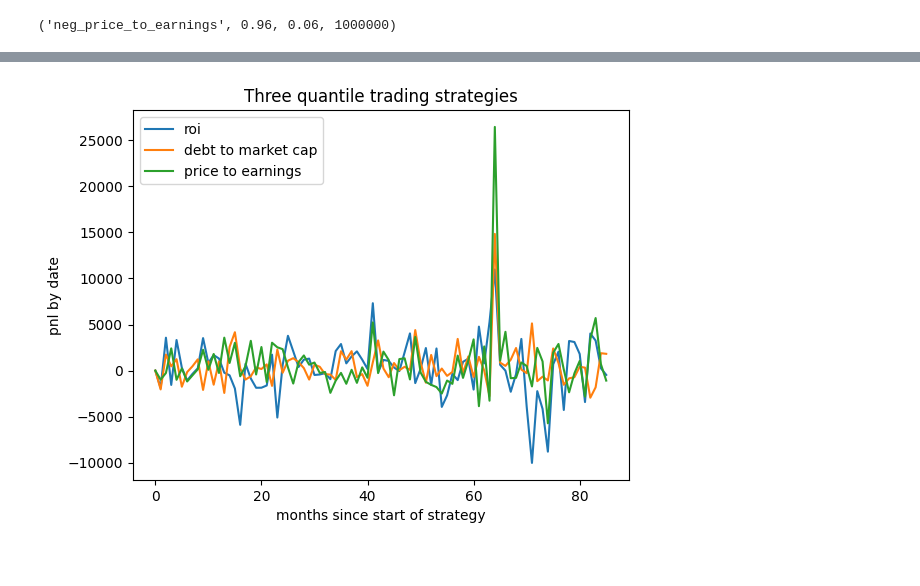
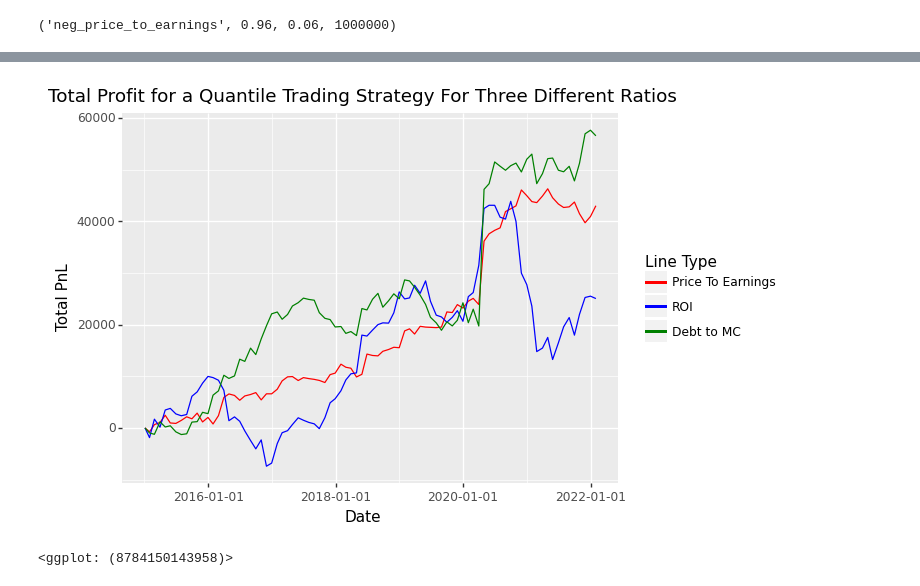
Before and after one commit to tsmcdonnell6604/Quant-Trading-Strategies, a Jupyter notebook: QTS_HW_3_trading.ipynb, the cells around one changed output, grey strips where cells are left out. Drawn from its saved outputs; the diff is of its cells as text; code cells hidden in the pictures.

```diff
--- a/QTS_HW_3_trading.ipynb
+++ b/QTS_HW_3_trading.ipynb
@@ -188,11 +179,19 @@ plt.show()
-# %%
-plt.plot(roi['pnl_by_date'], label = 'roi')
-plt.plot(debt_t_m['pnl_by_date'], label = 'debt to market cap')
-plt.plot(price_to_earnings['pnl_by_date'], label = 'price to earnings')
-plt.legend()
-plt.title('Three quantile trading strategies')
-plt.xlabel('months since start of strategy')
-plt.ylabel('pnl by date')
-plt.show()
-# %% [output]
-[figure, removed]
+# %%
+price_to_earnings['Line Type'] = 'red'
+roi['Line Type'] = 'blue'
+debt_t_m['Line Type'] = 'green'
+# %%
+(ggplot(debt_t_m)
+ + aes(x='date', y='total_pnl', color = 'Line Type')
+ + geom_line()
+ + geom_line(aes(x='date', y='total_pnl', color = 'Line Type'), data=roi)
+ + geom_line(aes(x='date', y='total_pnl', color = 'Line Type'), data=price_to_earnings)
+ + scale_x_date(date_breaks = "2 years", date_labels = "%Y-%m-%d")
+ + ggtitle("Total Profit for a Quantile Trading Strategy For Three Different Ratios")
+ + xlab("Date")
+ + ylab("Total PnL")
+ + scale_color_manual(name='Line Type', labels=['Price To Earnings', 'ROI', 'Debt to MC'], values=['Red', 'Blue', 'Green'])
+)
+# %% [output]
+[figure, added]
+<ggplot: (8784150143958)>
```
Also changed, not shown: parts of 10 cells of this notebook.
